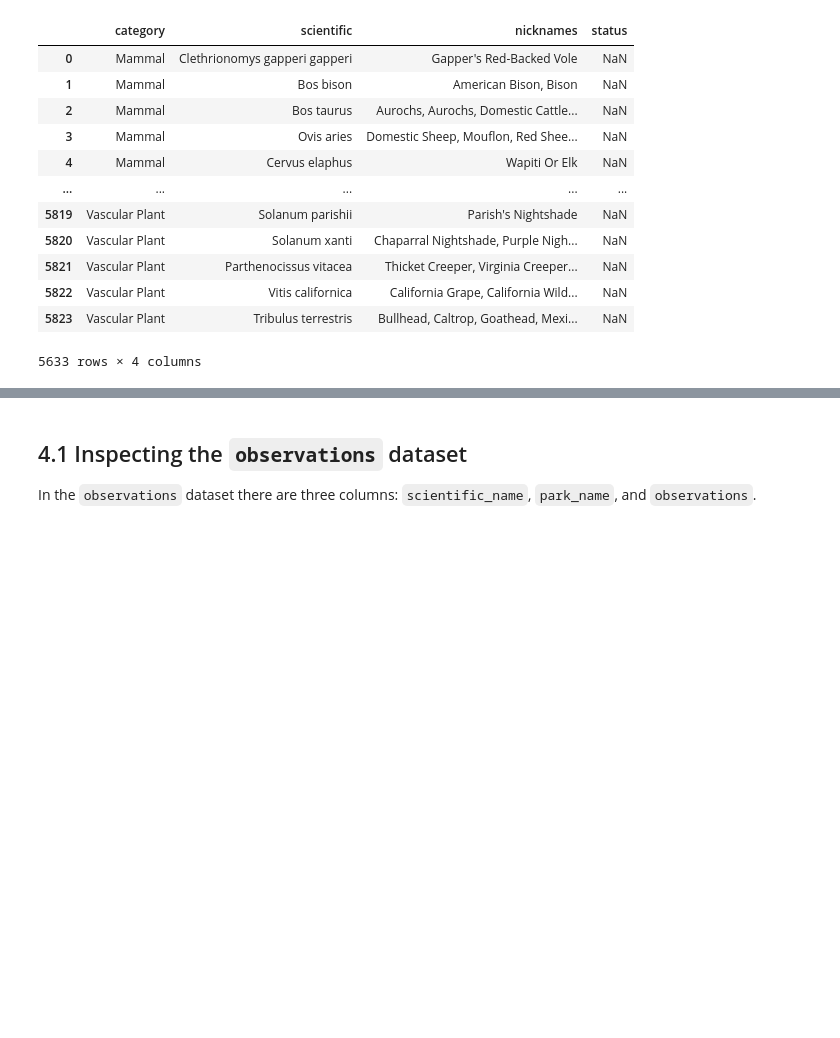
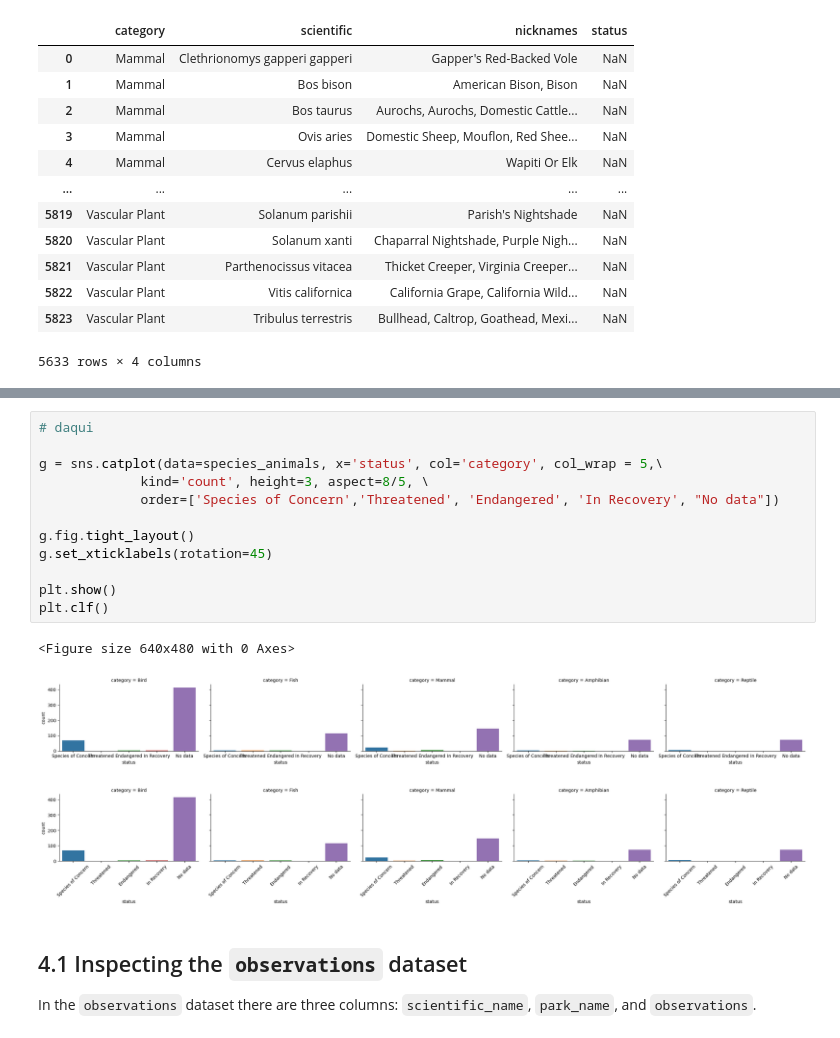
Before and after one commit to ElianeSato/biodiversity, a Jupyter notebook: biodiversity.ipynb, the cells around one changed output, grey strips where cells are left out. Saved outputs shown, nothing was run; the diff lists cells and outputs as text; blank space fills up the shorter version.

```diff
--- a/biodiversity.ipynb
+++ b/biodiversity.ipynb
@@ -644,3 +782,19 @@ for i in ax.containers:
+# %%
+# daqui
+
+g = sns.catplot(data=species_animals, x='status', col='category', col_wrap = 5,\
+             kind='count', height=3, aspect=8/5, \
+             order=['Species of Concern','Threatened', 'Endangered', 'In Recovery', "No data"])
+
+g.fig.tight_layout()
+g.set_xticklabels(rotation=45)
+
+plt.show()
+plt.clf()
+# %% [output]
+<Figure size 640x480 with 0 Axes>
+[figure, added]
+[figure, added]
 # %% [markdown]
 ## 4.1 Inspecting the `observations` dataset
 
```
Also changed, not shown: parts of 29 cells of this notebook.
